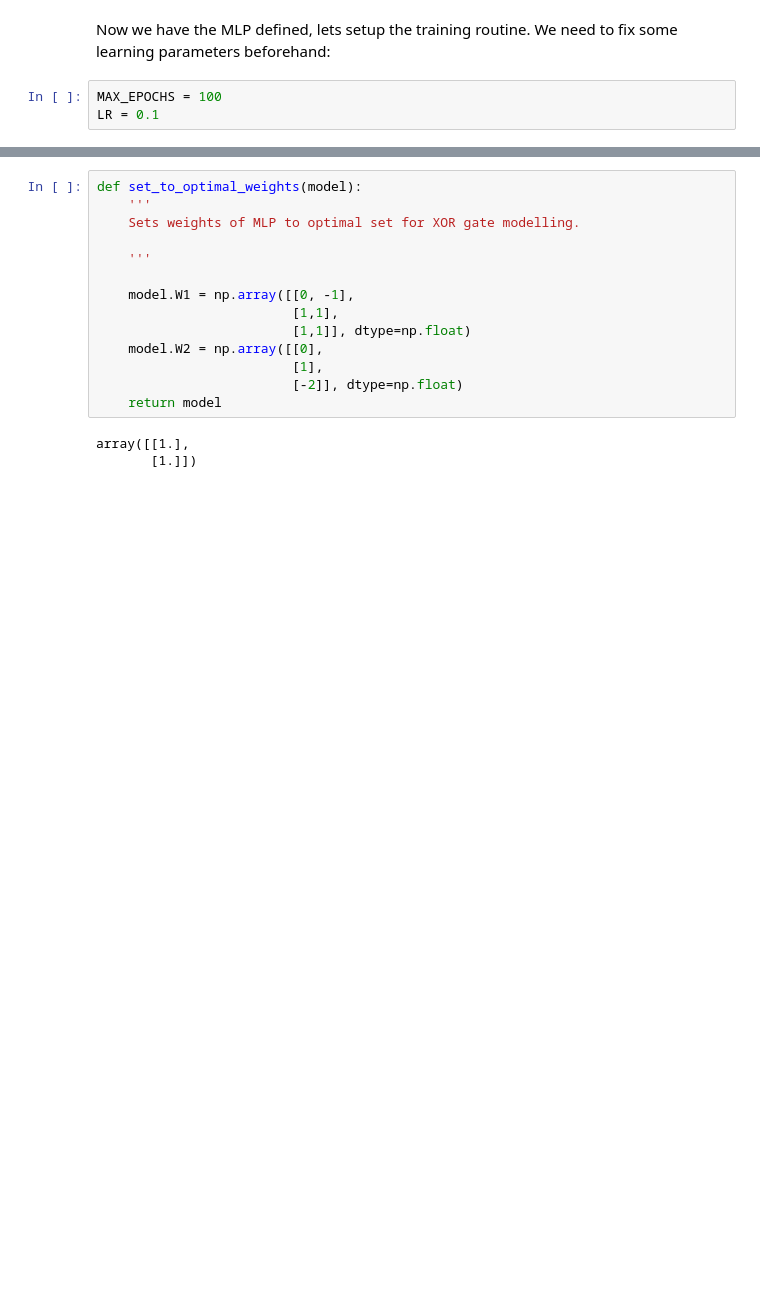
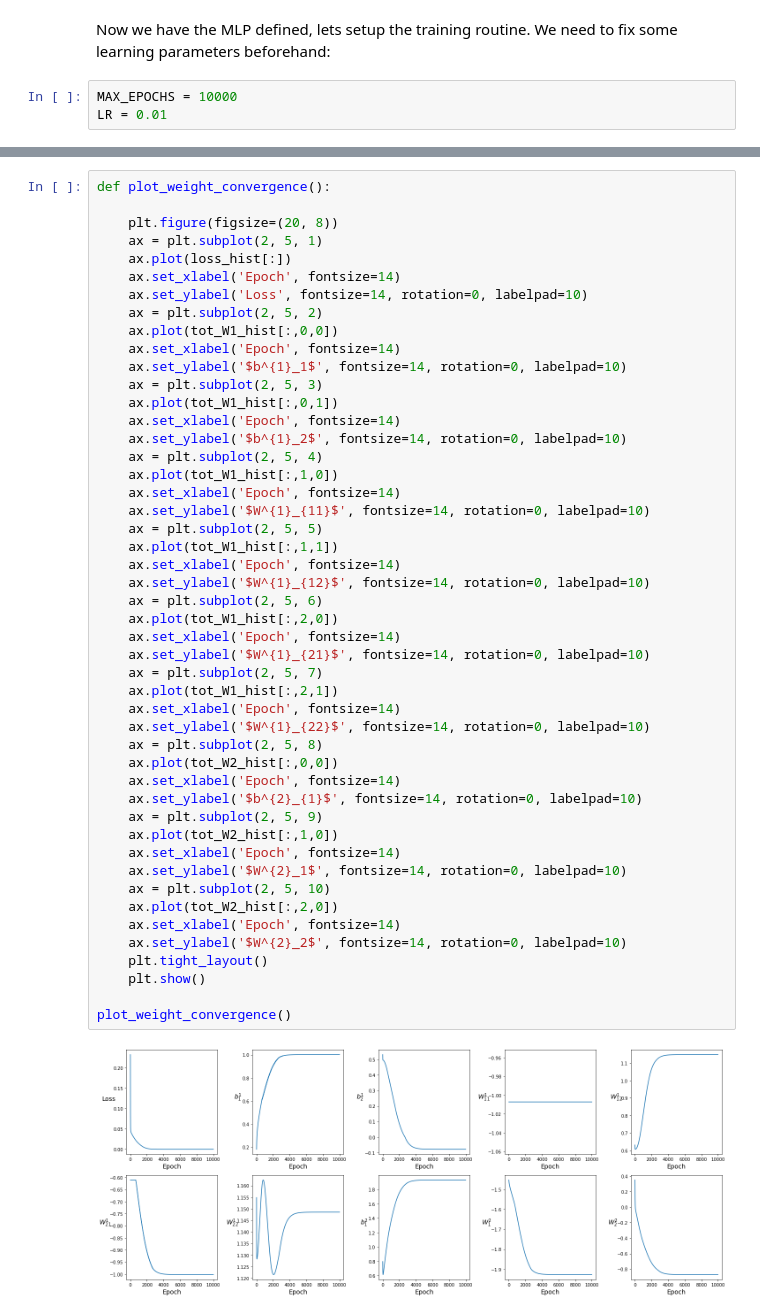
Before and after one commit to akinwilson/ground-up, a Jupyter notebook: Multi-layer-perceptron-learning-the-XOR-gate.ipynb, the cells around one changed output, grey strips where cells are left out. Cells and saved outputs as stored; diff of their text form; blank space fills up the shorter version.

```diff
--- a/Multi-layer-perceptron-learning-the-XOR-gate.ipynb
+++ b/Multi-layer-perceptron-learning-the-XOR-gate.ipynb
@@ -116,6 +116,6 @@ class MLP:
 # %% [markdown]
 Now we have the MLP defined, lets setup the training routine. We need to fix some learning parameters beforehand:
 # %%
-MAX_EPOCHS = 100
-LR = 0.1
+MAX_EPOCHS = 10000
+LR = 0.01
 # %%
@@ -162,17 +164,50 @@ MSE: 2.5205
-# %%
-def set_to_optimal_weights(model):
-    '''
-    Sets weights of MLP to optimal set for XOR gate modelling.
-
-    '''
-
-    model.W1 = np.array([[0, -1],
-                         [1,1],
-                         [1,1]], dtype=np.float)
-    model.W2 = np.array([[0],
-                         [1],
-                         [-2]], dtype=np.float)
-    return model
-# %% [output]
-array([[1.],
-       [1.]])
+# %%
+def plot_weight_convergence():
+
+    plt.figure(figsize=(20, 8))
+    ax = plt.subplot(2, 5, 1)
+    ax.plot(loss_hist[:])
+    ax.set_xlabel('Epoch', fontsize=14)
+    ax.set_ylabel('Loss', fontsize=14, rotation=0, labelpad=10)
+    ax = plt.subplot(2, 5, 2)
+    ax.plot(tot_W1_hist[:,0,0])
+    ax.set_xlabel('Epoch', fontsize=14)
+    ax.set_ylabel('$b^{1}_1$', fontsize=14, rotation=0, labelpad=10)
+    ax = plt.subplot(2, 5, 3)
+    ax.plot(tot_W1_hist[:,0,1])
+    ax.set_xlabel('Epoch', fontsize=14)
+    ax.set_ylabel('$b^{1}_2$', fontsize=14, rotation=0, labelpad=10)
+    ax = plt.subplot(2, 5, 4)
+    ax.plot(tot_W1_hist[:,1,0])
+    ax.set_xlabel('Epoch', fontsize=14)
+    ax.set_ylabel('$W^{1}_{11}$', fontsize=14, rotation=0, labelpad=10)
+    ax = plt.subplot(2, 5, 5)
+    ax.plot(tot_W1_hist[:,1,1])
+    ax.set_xlabel('Epoch', fontsize=14)
+    ax.set_ylabel('$W^{1}_{12}$', fontsize=14, rotation=0, labelpad=10)
+    ax = plt.subplot(2, 5, 6)
+    ax.plot(tot_W1_hist[:,2,0])
+    ax.set_xlabel('Epoch', fontsize=14)
+    ax.set_ylabel('$W^{1}_{21}$', fontsize=14, rotation=0, labelpad=10)
+    ax = plt.subplot(2, 5, 7)
+    ax.plot(tot_W1_hist[:,2,1])
+    ax.set_xlabel('Epoch', fontsize=14)
+    ax.set_ylabel('$W^{1}_{22}$', fontsize=14, rotation=0, labelpad=10)
+    ax = plt.subplot(2, 5, 8)
+    ax.plot(tot_W2_hist[:,0,0])
+    ax.set_xlabel('Epoch', fontsize=14)
+    ax.set_ylabel('$b^{2}_{1}$', fontsize=14, rotation=0, labelpad=10)
+    ax = plt.subplot(2, 5, 9)
+    ax.plot(tot_W2_hist[:,1,0])
+    ax.set_xlabel('Epoch', fontsize=14)
+    ax.set_ylabel('$W^{2}_1$', fontsize=14, rotation=0, labelpad=10)
+    ax = plt.subplot(2, 5, 10)
+    ax.plot(tot_W2_hist[:,2,0])
+    ax.set_xlabel('Epoch', fontsize=14)
+    ax.set_ylabel('$W^{2}_2$', fontsize=14, rotation=0, labelpad=10)
+    plt.tight_layout()
+    plt.show()
+
+plot_weight_convergence()
+# %% [output]
+[figure, added]
```
Also changed, not shown: parts of 4 cells of this notebook.
